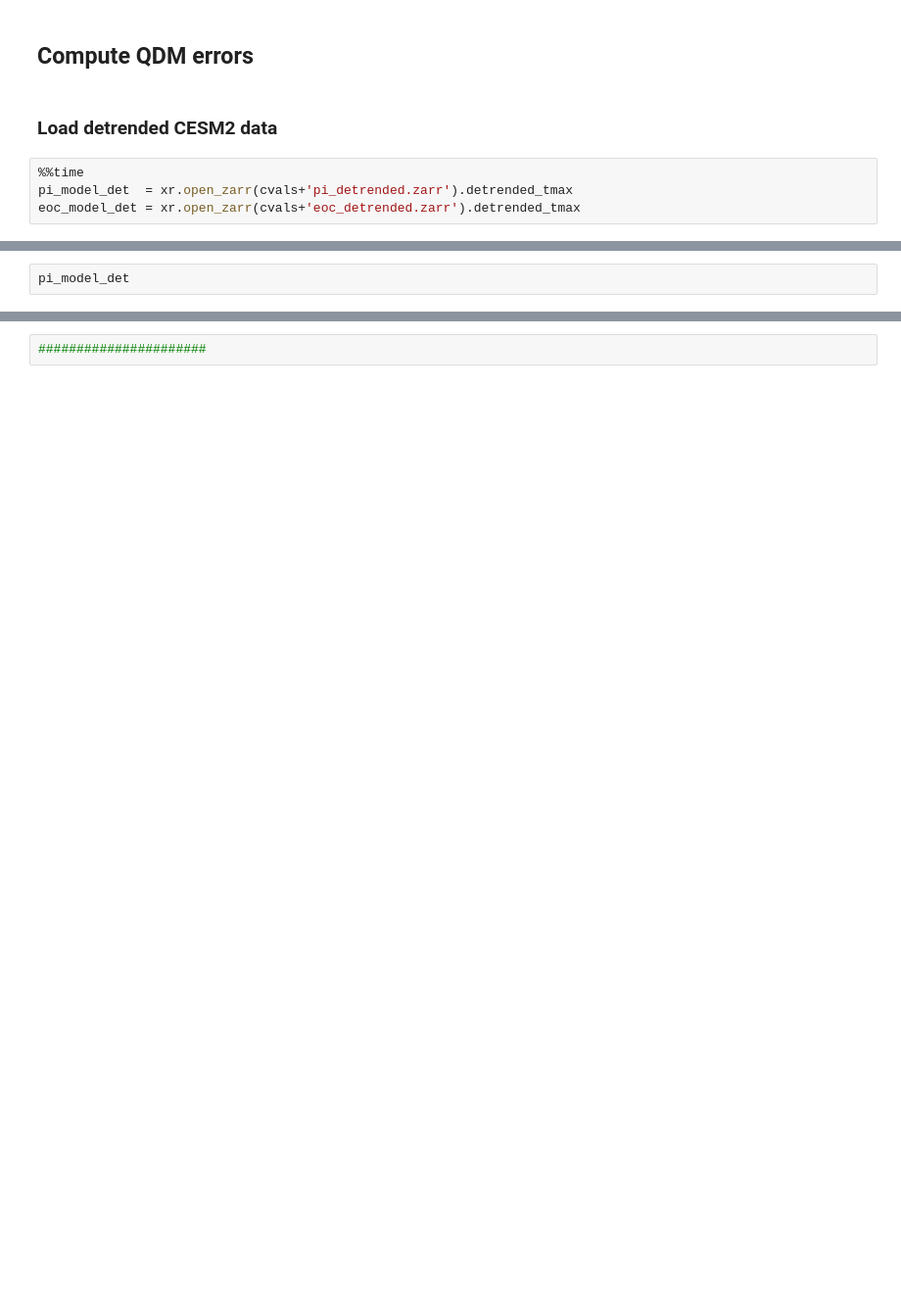
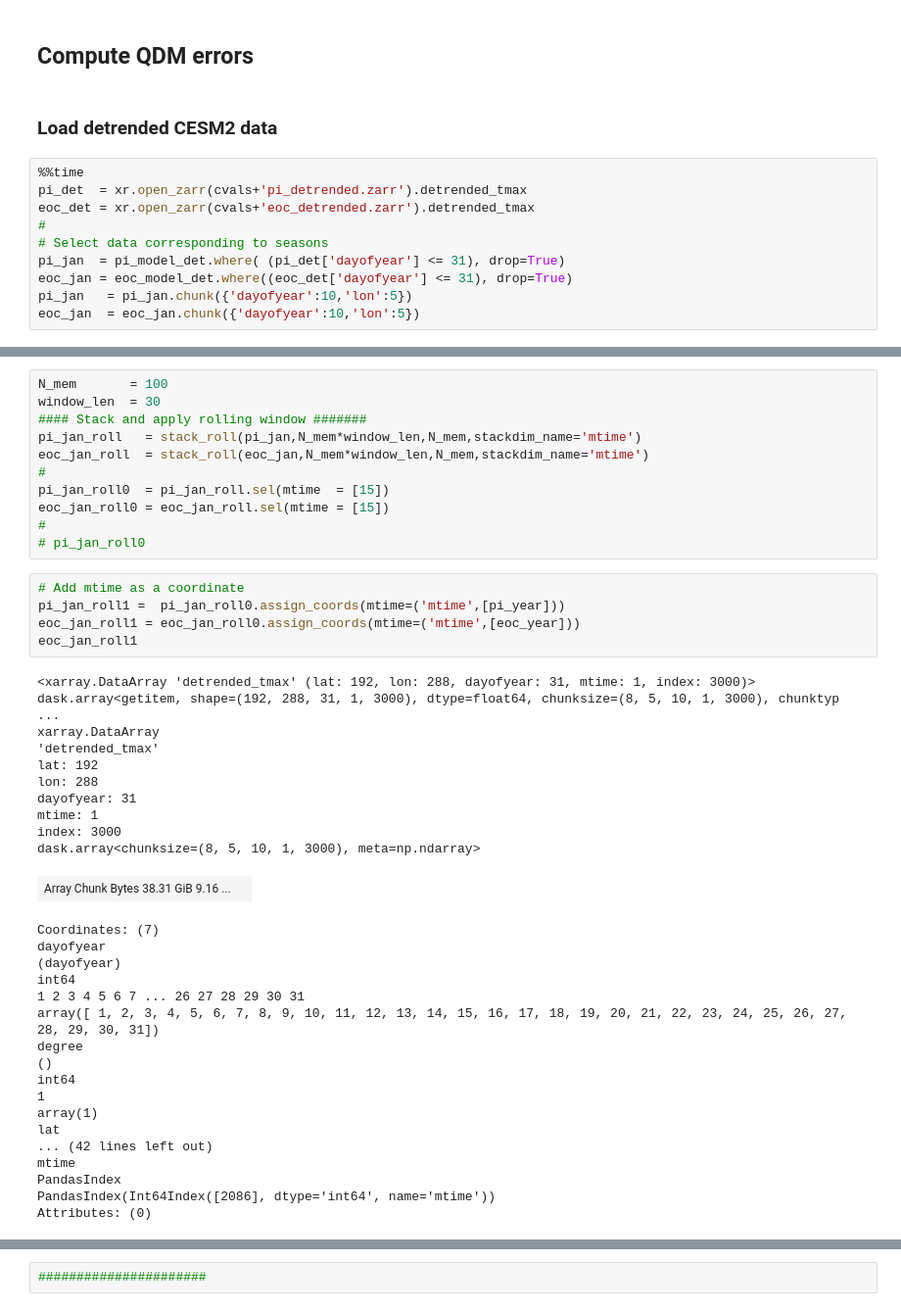
Before and after one commit to hrhampapura/moment_delta_mapping, a Jupyter notebook: lens_analysis/notebooks/qdm_error.ipynb, the cells around one changed output, grey strips where cells are left out. Shown at 98% size. Drawn from its saved outputs; the diff is of its cells as text; blank space fills up the shorter version.

```diff
--- a/lens_analysis/notebooks/qdm_error.ipynb
+++ b/lens_analysis/notebooks/qdm_error.ipynb
@@ -156,6 +163,12 @@ Workers
 ### Load detrended CESM2 data
 # %%
 %%time
-pi_model_det  = xr.open_zarr(cvals+'pi_detrended.zarr').detrended_tmax
-eoc_model_det = xr.open_zarr(cvals+'eoc_detrended.zarr').detrended_tmax
+pi_det  = xr.open_zarr(cvals+'pi_detrended.zarr').detrended_tmax
+eoc_det = xr.open_zarr(cvals+'eoc_detrended.zarr').detrended_tmax
+#
+# Select data corresponding to seasons
+pi_jan  = pi_model_det.where( (pi_det['dayofyear'] <= 31), drop=True)
+eoc_jan = eoc_model_det.where((eoc_det['dayofyear'] <= 31), drop=True)
+pi_jan   = pi_jan.chunk({'dayofyear':10,'lon':5})
+eoc_jan  = eoc_jan.chunk({'dayofyear':10,'lon':5})
 # %% [output]
@@ -164,2 +177,44 @@ Wall time: 1.33 s
-# %%
-pi_model_det
+# %%
+N_mem       = 100
+window_len  = 30
+#### Stack and apply rolling window #######
+pi_jan_roll   = stack_roll(pi_jan,N_mem*window_len,N_mem,stackdim_name='mtime')
+eoc_jan_roll  = stack_roll(eoc_jan,N_mem*window_len,N_mem,stackdim_name='mtime')
+#
+pi_jan_roll0  = pi_jan_roll.sel(mtime  = [15])
+eoc_jan_roll0 = eoc_jan_roll.sel(mtime = [15])
+#
+# pi_jan_roll0
+# %%
+# Add mtime as a coordinate
+pi_jan_roll1 =  pi_jan_roll0.assign_coords(mtime=('mtime',[pi_year]))
+eoc_jan_roll1 = eoc_jan_roll0.assign_coords(mtime=('mtime',[eoc_year]))
+eoc_jan_roll1
+# %% [output]
+<xarray.DataArray 'detrended_tmax' (lat: 192, lon: 288, dayofyear: 31, mtime: 1, index: 3000)> dask.array<getitem, shape=(192, 288, 31, 1, 3000), dtype=float64, chunksize=(8, 5, 10, 1, 3000), chunktyp ...
+xarray.DataArray
+'detrended_tmax'
+lat: 192
+lon: 288
+dayofyear: 31
+mtime: 1
+index: 3000
+dask.array<chunksize=(8, 5, 10, 1, 3000), meta=np.ndarray>
+| Array Chunk Bytes 38.31 GiB 9.16 ... |  |
+Coordinates: (7)
+dayofyear
+(dayofyear)
+int64
+1 2 3 4 5 6 7 ... 26 27 28 29 30 31
+array([ 1, 2, 3, 4, 5, 6, 7, 8, 9, 10, 11, 12, 13, 14, 15, 16, 17, 18, 19, 20, 21, 22, 23, 24, 25, 26, 27, 28, 29, 30, 31])
+degree
+()
+int64
+1
+array(1)
+lat
+... (42 lines left out)
+mtime
+PandasIndex
+PandasIndex(Int64Index([2086], dtype='int64', name='mtime'))
+Attributes: (0)
```
Also changed, not shown: parts of 26 cells of this notebook, 2 other files.
